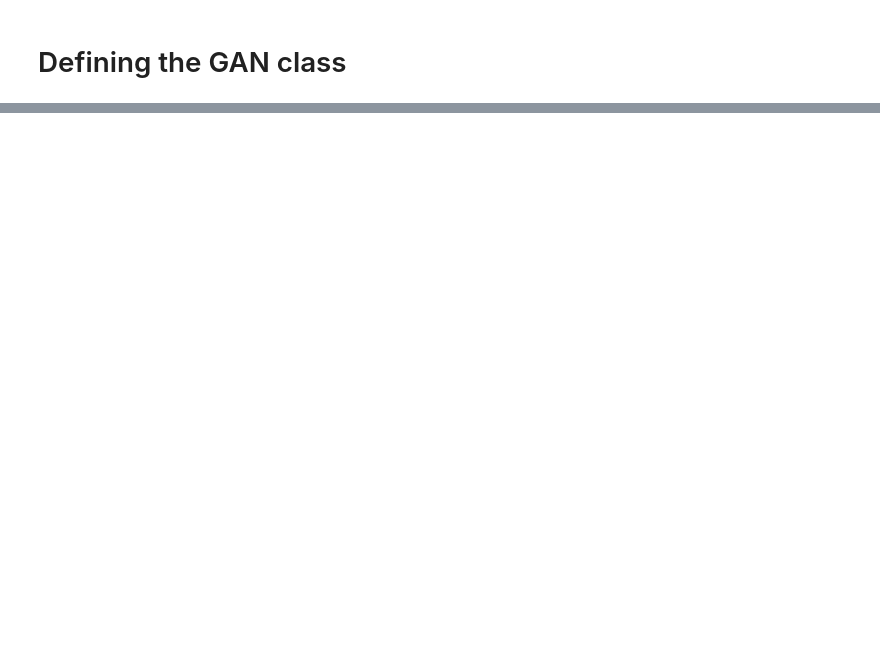
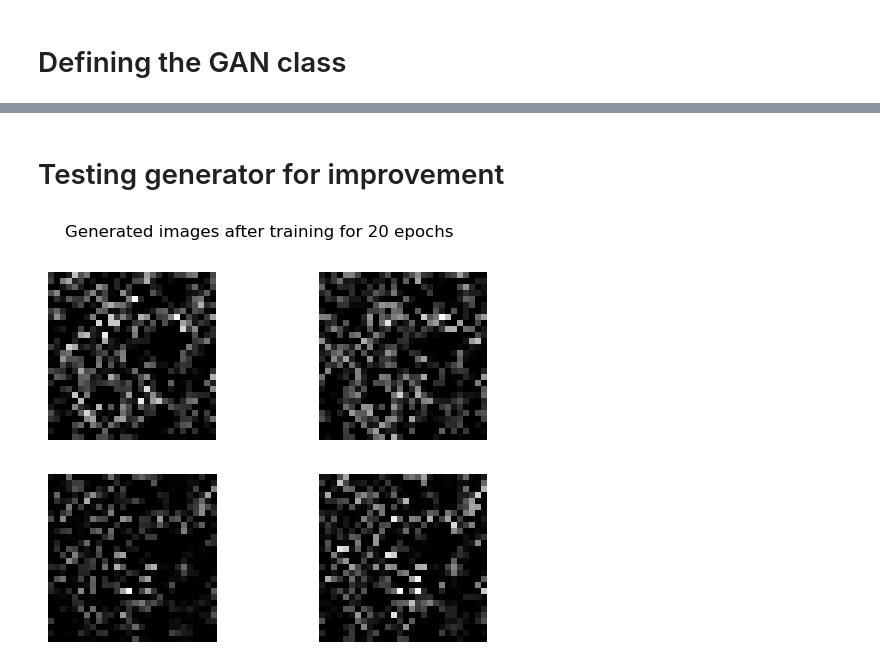
Before and after one commit to imraunav/MNIST-Dataset-classification, a Jupyter notebook: mnist-gan.ipynb, the cells around one changed output, grey strips where cells are left out. Drawn from its saved outputs; the diff is of its cells as text; code cells hidden in the pictures; blank space fills up the shorter version.

```diff
--- a/mnist-gan.ipynb
+++ b/mnist-gan.ipynb
@@ -251,0 +264,16 @@ tf.constant([[1],[2]]).shape[0]
+# %% [markdown]
+# Testing generator for improvement
+# %%
+noise_in = tf.random.normal((4, 128), seed=32)
+
+gen_ = generator(noise_in)
+
+for i in range(4):
+    plt.subplot(2, 2, i+1)
+    plt.imshow(gen_[i], cmap='gray')
+    plt.axis('off')
+#     plt.title(i+1)
+plt.suptitle("Generated images after training for 20 epochs")
+plt.show()
+# %% [output]
+[figure, added]
```
Also changed, not shown: parts of 11 cells of this notebook.
